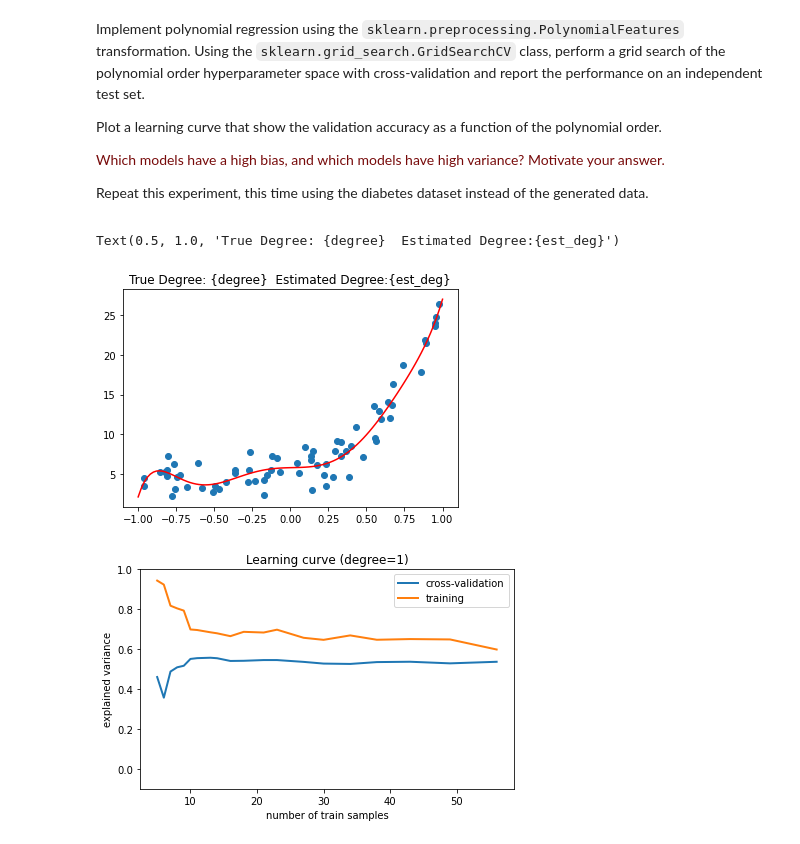
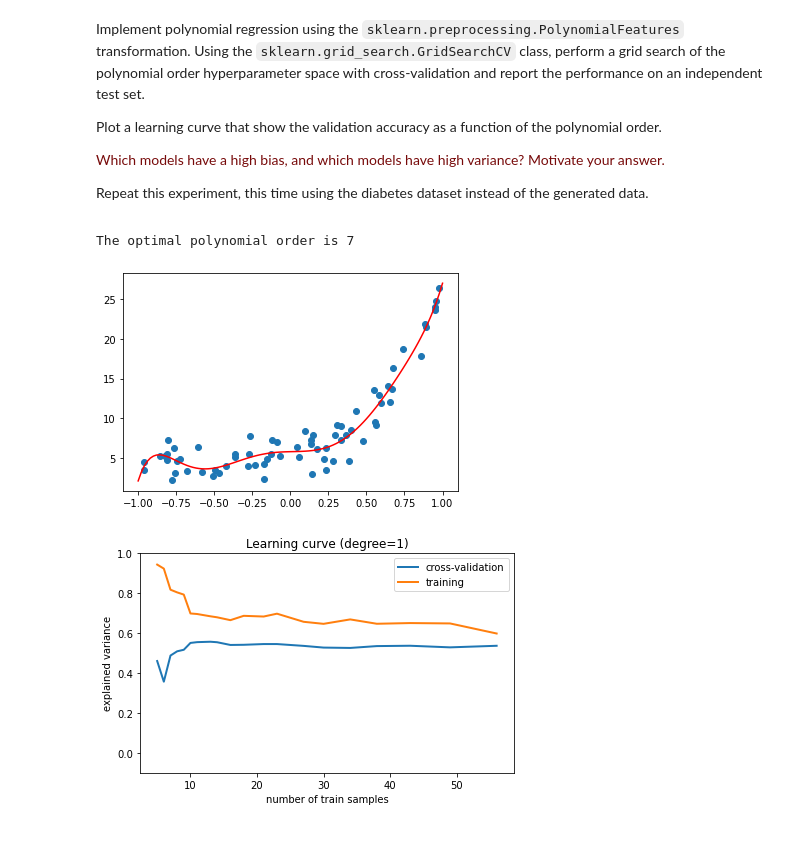
Before and after one commit to bgeven/8DM50_Group4, a Jupyter notebook: Assignment_week_2/Polynomial_Lieke.ipynb, the cells around one changed output. Drawn from its saved outputs; the diff is of its cells as text; code cells hidden in the pictures.

Commit message:
Update Polynomial_Lieke.ipynb
Kleine aanpassingen gedaan en tekst erbij gezet

```diff
--- a/Assignment_week_2/Polynomial_Lieke.ipynb
+++ b/Assignment_week_2/Polynomial_Lieke.ipynb
@@ -164,38 +164,37 @@ Repeat this experiment, this time using the diabetes dataset instead of the gene
 
 #import libraries
 from sklearn.model_selection import train_test_split
 from sklearn.preprocessing import PolynomialFeatures
 from sklearn.linear_model import LinearRegression
 from sklearn.preprocessing import PolynomialFeatures
 from sklearn.model_selection import cross_val_score
 from sklearn.model_selection import GridSearchCV
 from sklearn.pipeline import make_pipeline
 
 #splitting the dataset in train and test set
 X_train, X_test, y_train, y_test = train_test_split(X, y, test_size=0.3, random_state=0)
 
 # creating pipeline and fitting it on data
 from sklearn.pipeline import Pipeline
 plt.scatter(X_train,y_train)
 
 model = make_pipeline(StandardScaler(), PolynomialFeatures(), LinearRegression())
 
 parameters = {'polynomialfeatures__degree': np.arange(1, 10)}
 
 gscv = GridSearchCV(model, parameters, cv = 10, scoring='neg_mean_squared_error')
 gscv.fit(X_train.reshape(-1,1),y_train)
 
+#plot data points and polynomial of optimal order
 space = np.linspace(-1,1,101).reshape(-1,1)
-
 est_deg= gscv.best_params_['polynomialfeatures__degree']
-
 plt.plot(space, gscv.predict(space), color = 'red')
-plt.title(r'True Degree: {degree}  Estimated Degree:{est_deg}')
+print('The optimal polynomial order is {}'.format(est_deg))
 
 #Source: https://stats.stackexchange.com/questions/453781/how-do-you-determine-what-degree-of-polynomial-to-fit-to-data
 # %% [output]
-Text(0.5, 1.0, 'True Degree: {degree}  Estimated Degree:{est_deg}')
+The optimal polynomial order is 7
-[figure, old version]
+[figure, new version]
 # %%
 # Plot a learning curve that show the validation accuracy as a function of the
 # polynomial order. Which models have a high bias, and which models have high
```
Also changed, not shown: parts of 4 cells of this notebook.
